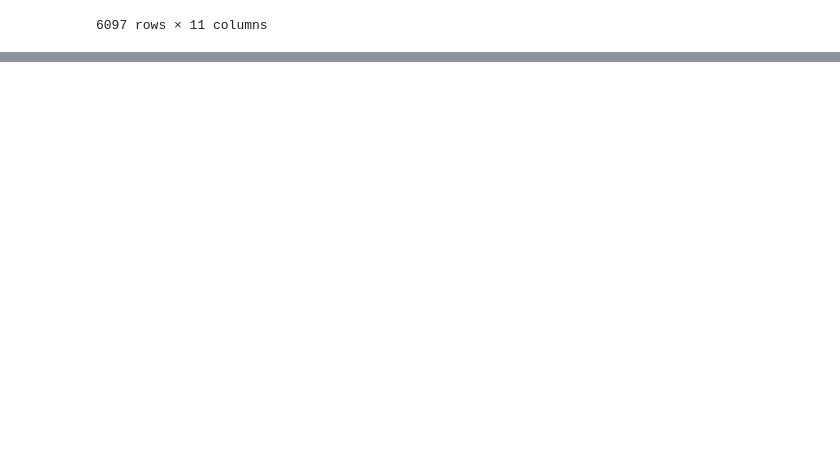
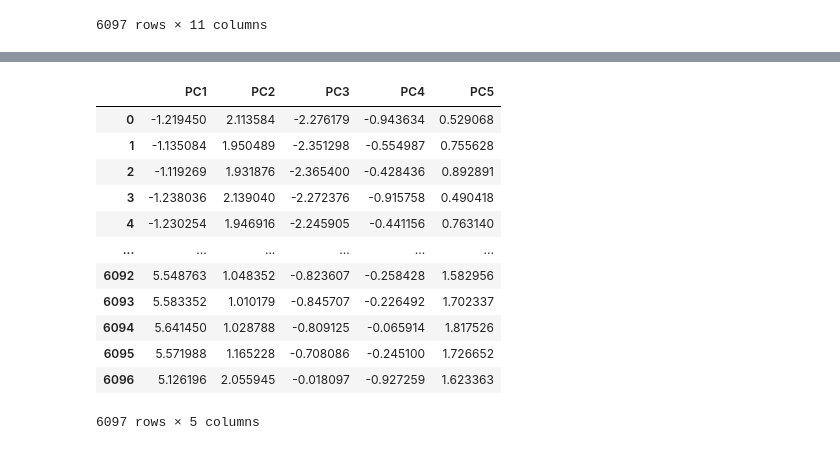
Before and after one commit to pbuitragoa33/NASDAQ-Change-Prediction, a Jupyter notebook: analysisML.ipynb, the cells around one changed output, grey strips where cells are left out. Saved outputs shown, nothing was run; the diff lists cells and outputs as text; code cells hidden in the pictures; blank space fills up the shorter version.

Commit message:
Pipeline ready and split

```diff
--- a/analysisML.ipynb
+++ b/analysisML.ipynb
@@ -99,0 +93,4 @@ data_full
+# %%
+ # Drop the Date column
+
+data_full = data_full.drop('Date', axis = 1)
@@ -99,0 +110,6 @@ data_full
+# %%
+# Divide the data into features and target
+
+X = data_full.drop(columns = 'Daily ROC')
+y = data_full['Daily ROC']
+X_train, X_test, y_train, y_test = train_test_split(X, y, test_size = 0.3, random_state = 42)
@@ -99,0 +149,10 @@ data_full
+# %%
+pipeline = Pipeline(steps=[
+    ('cleaner', Cleaner(columns_to_impute=['VWAP', 'High Yield Spread', 'WTI Oil Price', '10-Yr Yield'])),
+    ('scaler', StandardScaler()),
+    ('pca', PCA(n_components=5))
+])
+# %%
+# Fit the pipeline
+
+X_pre = pipeline.fit_transform(X)
@@ -99,0 +190,19 @@ data_full
+# %%
+# Turn the data into a DataFrame
+
+X_pre = pd.DataFrame(X_pre, columns = ['PC1', 'PC2', 'PC3', 'PC4', 'PC5'])
+X_pre
+# %% [output]
+|  | PC1 | PC2 | PC3 | PC4 | PC5 |
+| 0 | -1.219450 | 2.113584 | -2.276179 | -0.943634 | 0.529068 |
+| 1 | -1.135084 | 1.950489 | -2.351298 | -0.554987 | 0.755628 |
+| 2 | -1.119269 | 1.931876 | -2.365400 | -0.428436 | 0.892891 |
+| 3 | -1.238036 | 2.139040 | -2.272376 | -0.915758 | 0.490418 |
+| 4 | -1.230254 | 1.946916 | -2.245905 | -0.441156 | 0.763140 |
+| ... | ... | ... | ... | ... | ... |
+| 6092 | 5.548763 | 1.048352 | -0.823607 | -0.258428 | 1.582956 |
+| 6093 | 5.583352 | 1.010179 | -0.845707 | -0.226492 | 1.702337 |
+| 6094 | 5.641450 | 1.028788 | -0.809125 | -0.065914 | 1.817526 |
+| 6095 | 5.571988 | 1.165228 | -0.708086 | -0.245100 | 1.726652 |
+| 6096 | 5.126196 | 2.055945 | -0.018097 | -0.927259 | 1.623363 |
+6097 rows × 5 columns
```
Also changed, not shown: parts of 12 cells of this notebook.
